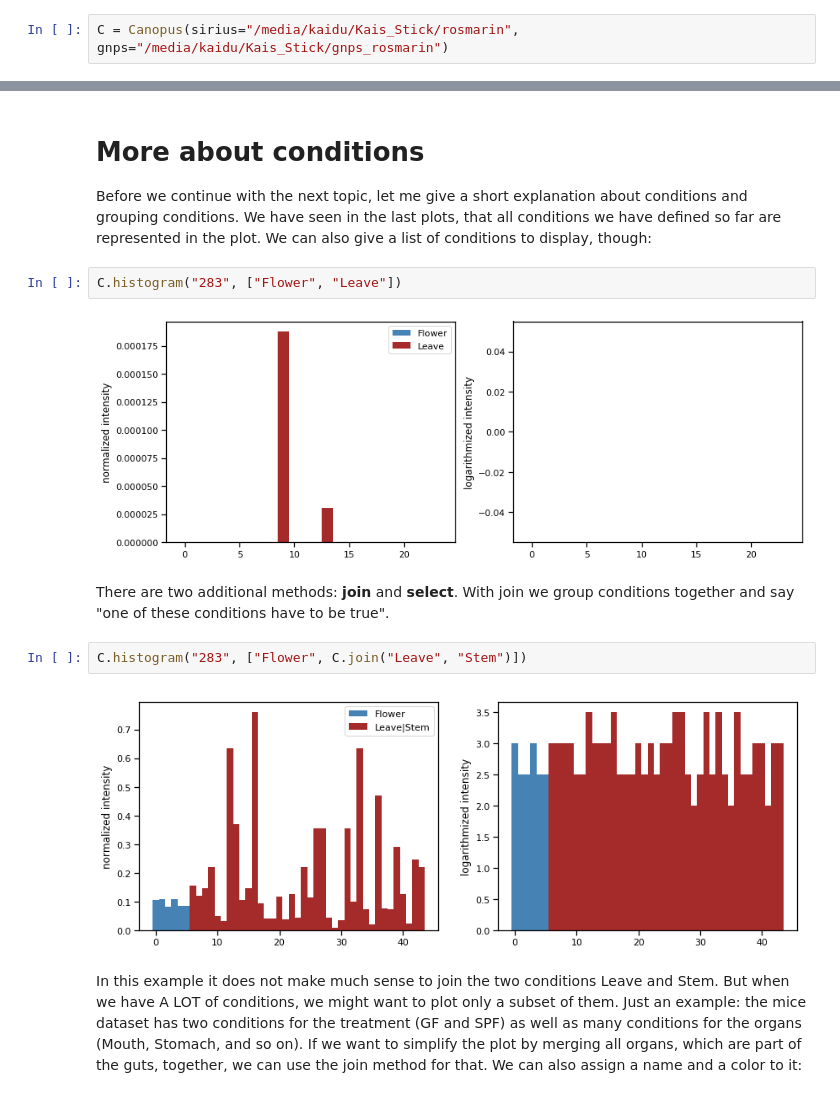
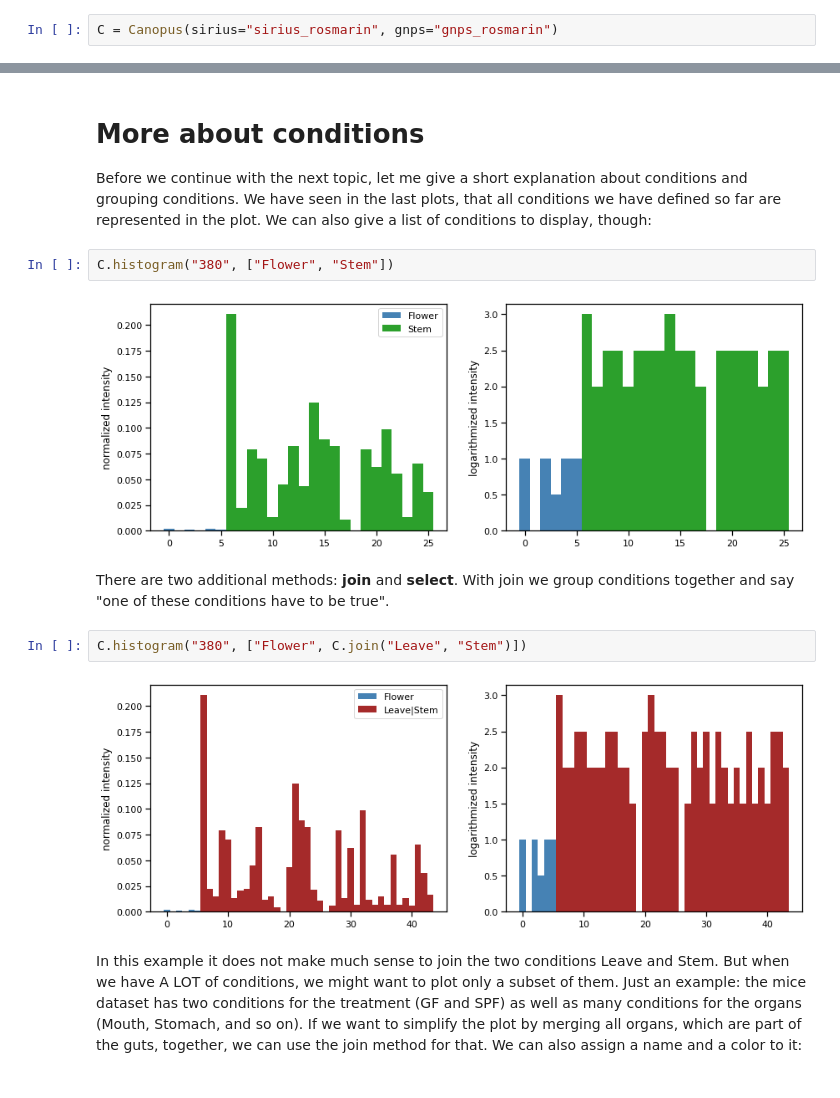
Before and after one commit to kaibioinfo/canopus_treemap, a Jupyter notebook: Tutorial.ipynb, the cells around one changed output, grey strips where cells are left out. Saved outputs shown, nothing was run; the diff lists cells and outputs as text.

```diff
--- a/Tutorial.ipynb
+++ b/Tutorial.ipynb
@@ -34,5 +34,5 @@ We will demonstrate the whole processing on a small example of the rosmarine dat
 
 Now we can start with the Jupyter notebook analysis. We initialize the Canopus object with the name of the SIRIUS and GNPS folders. I use the short variable name C, because we will use this variable a lot.
 # %%
-C = Canopus(sirius="/media/kaidu/Kais_Stick/rosmarin", gnps="/media/kaidu/Kais_Stick/gnps_rosmarin")
+C = Canopus(sirius="sirius_rosmarin", gnps="gnps_rosmarin")
 # %% [output]
@@ -201,15 +196,15 @@ Organic oxides93 %
 
 Before we continue with the next topic, let me give a short explanation about conditions and grouping conditions. We have seen in the last plots, that all conditions we have defined so far are represented in the plot. We can also give a list of conditions to display, though:
 # %%
-C.histogram("283", ["Flower", "Leave"])
+C.histogram("380", ["Flower", "Stem"])
 # %% [output]
-[figure, old version]
+[figure, new version]
 # %% [markdown]
 There are two additional methods: **join** and **select**. With join we group conditions together and say "one of these conditions have to be true".
 # %%
-C.histogram("283", ["Flower", C.join("Leave", "Stem")])
+C.histogram("380", ["Flower", C.join("Leave", "Stem")])
 # %% [output]
-[figure, old version]
+[figure, new version]
 # %% [markdown]
 In this example it does not make much sense to join the two conditions Leave and Stem. But when we have A LOT of conditions, we might want to plot only a subset of them. Just an example: the mice dataset has two conditions for the treatment (GF and SPF) as well as many conditions for the organs (Mouth, Stomach, and so on). If we want to simplify the plot by merging all organs, which are part of the guts, together, we can use the join method for that. We can also assign a name and a color to it:
 # %%
```
Also changed, not shown: parts of 19 cells of this notebook.
